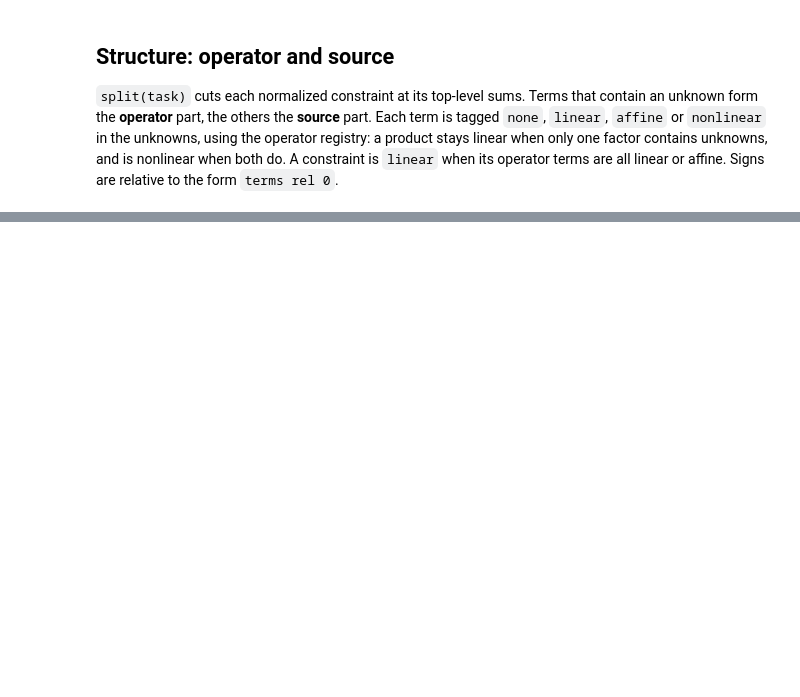
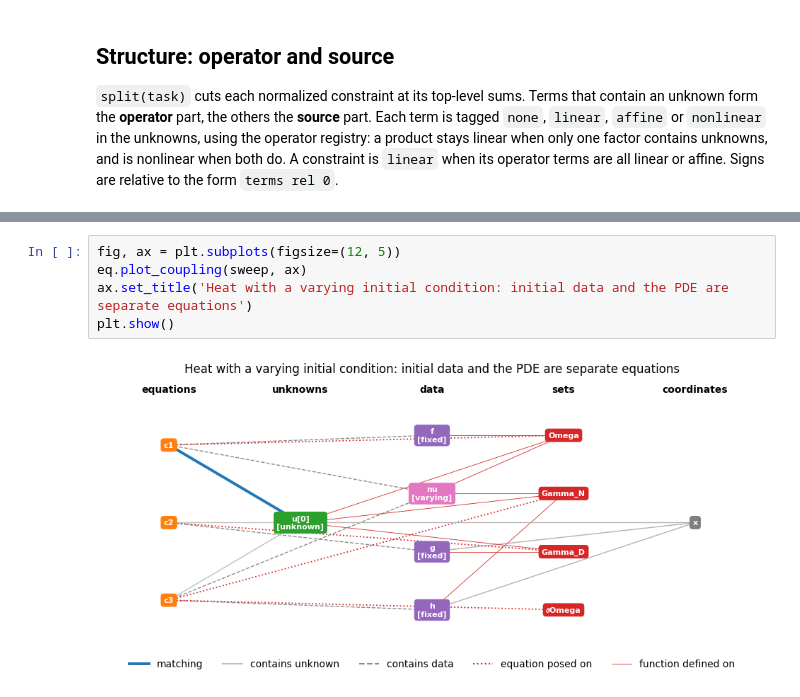
Before and after one commit to Qewton-Labs/Qewton, a Jupyter notebook: src/qewton/equations/notebooks/introduction.ipynb, the cells around one changed output, grey strips where cells are left out. Saved outputs shown, nothing was run; the diff lists cells and outputs as text; blank space fills up the shorter version.

```diff
--- a/src/qewton/equations/notebooks/introduction.ipynb
+++ b/src/qewton/equations/notebooks/introduction.ipynb
@@ -268,0 +573,7 @@ for c, s in zip(eq.normalize(forward.problem).problem.constraints, split(forward
+# %%
+fig, ax = plt.subplots(figsize=(12, 5))
+eq.plot_coupling(sweep, ax)
+ax.set_title('Heat with a varying initial condition: initial data and the PDE are separate equations')
+plt.show()
+# %% [output]
+[figure, added]
```
Also changed, not shown: parts of 36 cells of this notebook, 20 other files.
